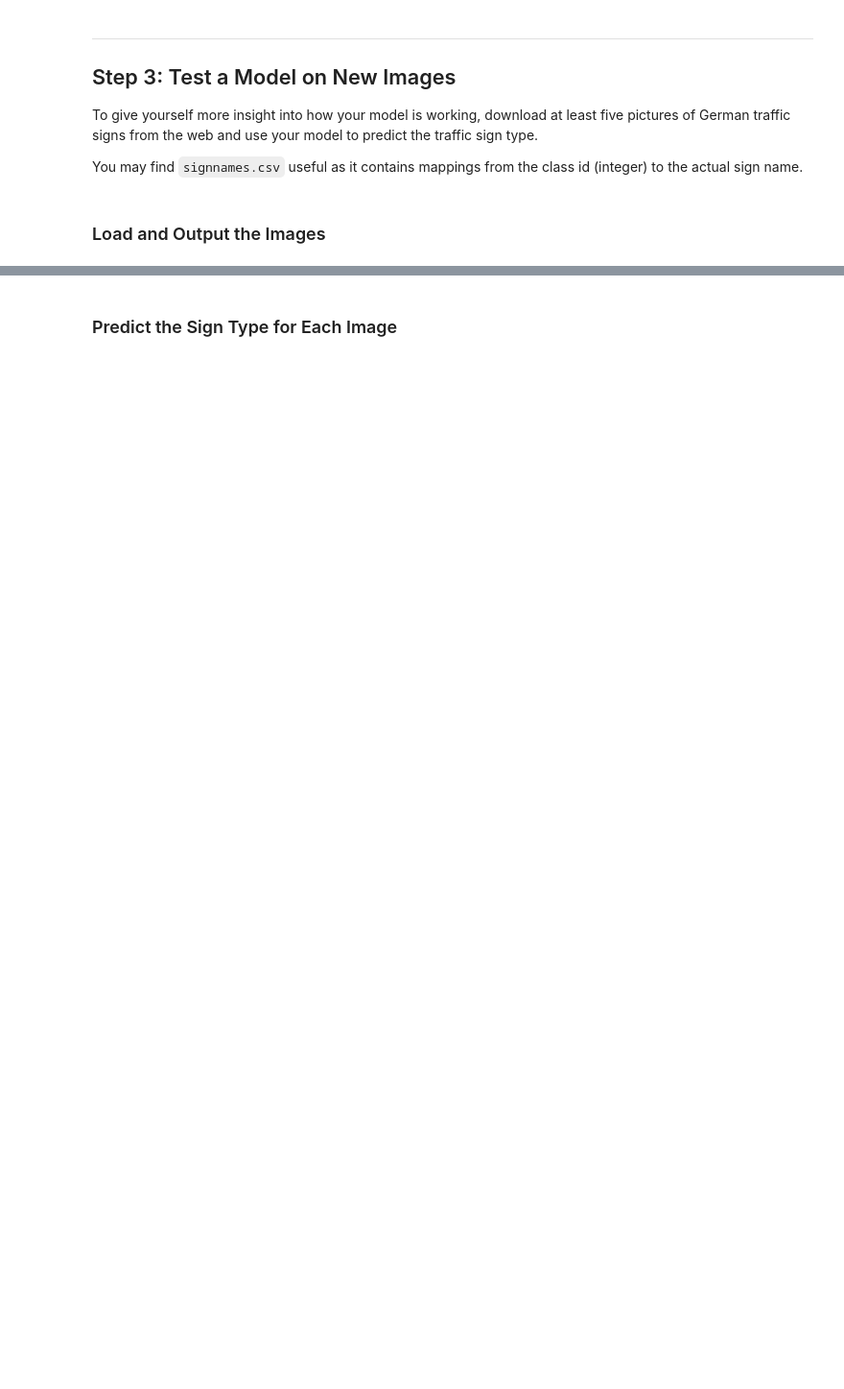
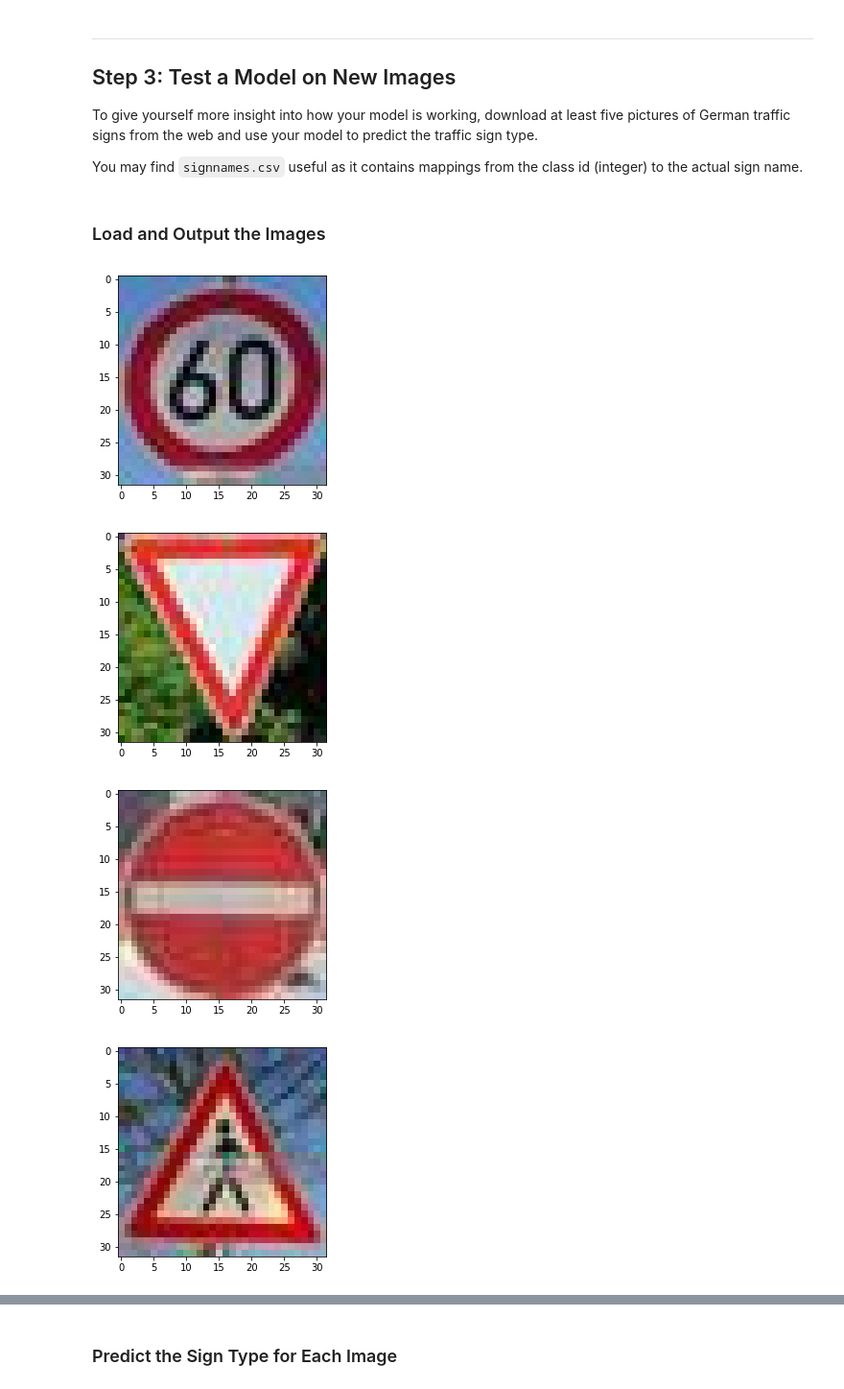
Before and after one commit to jkozlowski/CarND-Traffic-Sign-Classifier-Project, a Jupyter notebook: Traffic_Sign_Classifier.ipynb, the cells around one changed output, grey strips where cells are left out. Shown at 96% size. Drawn from its saved outputs; the diff is of its cells as text; code cells hidden in the pictures; blank space fills up the shorter version.

```diff
--- a/Traffic_Sign_Classifier.ipynb
+++ b/Traffic_Sign_Classifier.ipynb
@@ -347,0 +345,22 @@ You may find `signnames.csv` useful as it contains mappings from the class id (i
+# %%
+### Load the images and plot them here.
+### Feel free to use as many code cells as needed.
+import matplotlib.image as mpimg
+import matplotlib.pyplot as plt
+import numpy as np
+
+new_images=np.uint8(np.zeros((5,32,32,3)))
+for i in range(1,6):
+    image = mpimg.imread('images/sign{}.jpg'.format(i))
+    new_images[i-1] = image
+    fig = plt.figure()
+    ax = fig.add_subplot(111)
+    ax.imshow(image)
+
+X_new_images = preprocess(new_images)
+y_new_images = [3, 13, 17, 27, 12]
+# %% [output]
+[figure, added]
+[figure, added]
+[figure, added]
+[figure, added]
```
Also changed, not shown: parts of 7 cells of this notebook, 2 other files.
